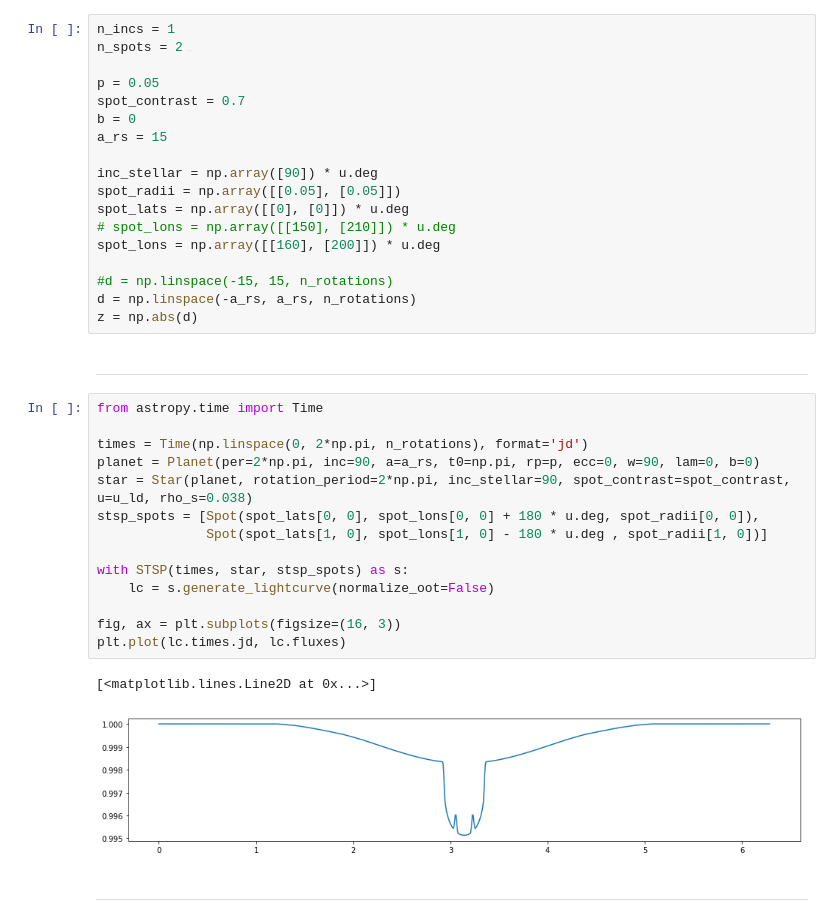
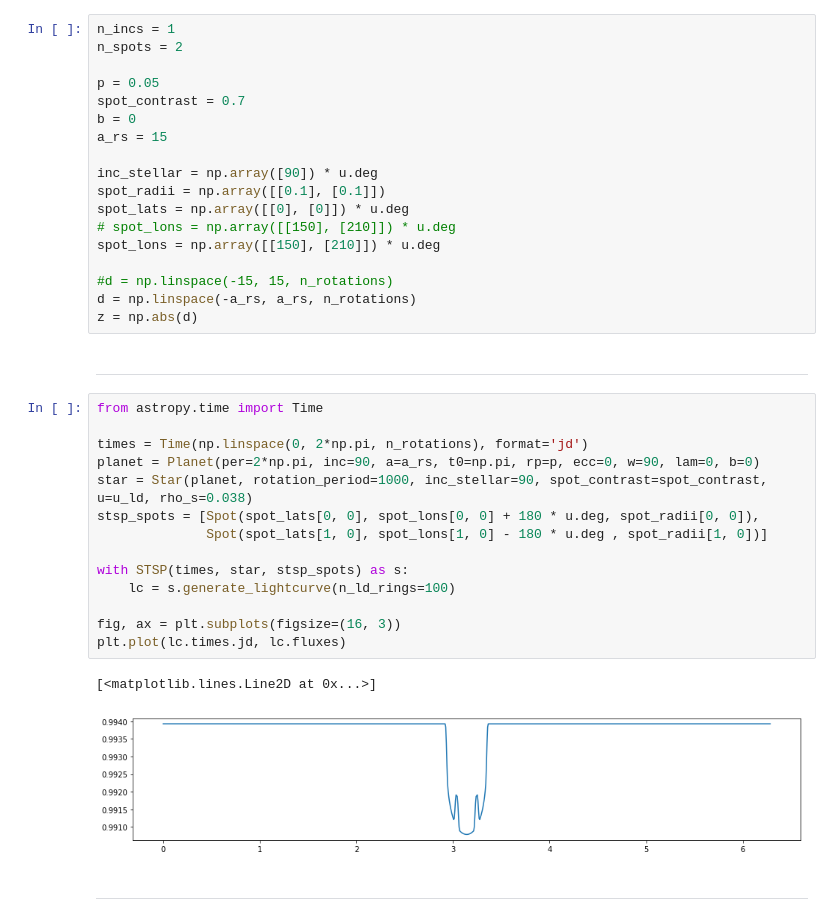
Before and after one commit to bmorris3/zeitsprung, a Jupyter notebook: fleck_transit.ipynb, the cells around one changed output. Cells and saved outputs as stored; diff of their text form.

```diff
--- a/fleck_transit.ipynb
+++ b/fleck_transit.ipynb
@@ -38,10 +39,10 @@ b = 0
 a_rs = 15
 
 inc_stellar = np.array([90]) * u.deg
-spot_radii = np.array([[0.05], [0.05]])
+spot_radii = np.array([[0.1], [0.1]])
 spot_lats = np.array([[0], [0]]) * u.deg
 # spot_lons = np.array([[150], [210]]) * u.deg
-spot_lons = np.array([[160], [200]]) * u.deg
+spot_lons = np.array([[150], [210]]) * u.deg
 
 #d = np.linspace(-15, 15, n_rotations)
 d = np.linspace(-a_rs, a_rs, n_rotations)
@@ -51,20 +52,20 @@ z = np.abs(d)
 # %%
 from astropy.time import Time
 
 times = Time(np.linspace(0, 2*np.pi, n_rotations), format='jd')
 planet = Planet(per=2*np.pi, inc=90, a=a_rs, t0=np.pi, rp=p, ecc=0, w=90, lam=0, b=0)
-star = Star(planet, rotation_period=2*np.pi, inc_stellar=90, spot_contrast=spot_contrast, u=u_ld, rho_s=0.038)
+star = Star(planet, rotation_period=1000, inc_stellar=90, spot_contrast=spot_contrast, u=u_ld, rho_s=0.038)
 stsp_spots = [Spot(spot_lats[0, 0], spot_lons[0, 0] + 180 * u.deg, spot_radii[0, 0]),
               Spot(spot_lats[1, 0], spot_lons[1, 0] - 180 * u.deg , spot_radii[1, 0])]
 
 with STSP(times, star, stsp_spots) as s:
-    lc = s.generate_lightcurve(normalize_oot=False)
+    lc = s.generate_lightcurve(n_ld_rings=100)
 
 fig, ax = plt.subplots(figsize=(16, 3))
 plt.plot(lc.times.jd, lc.fluxes)
 # %% [output]
 [<matplotlib.lines.Line2D at 0x...>]
-[figure, old version]
+[figure, new version]
 # %% [markdown]
 ***
 # %% [markdown]
```
Also changed, not shown: parts of 4 cells of this notebook.
